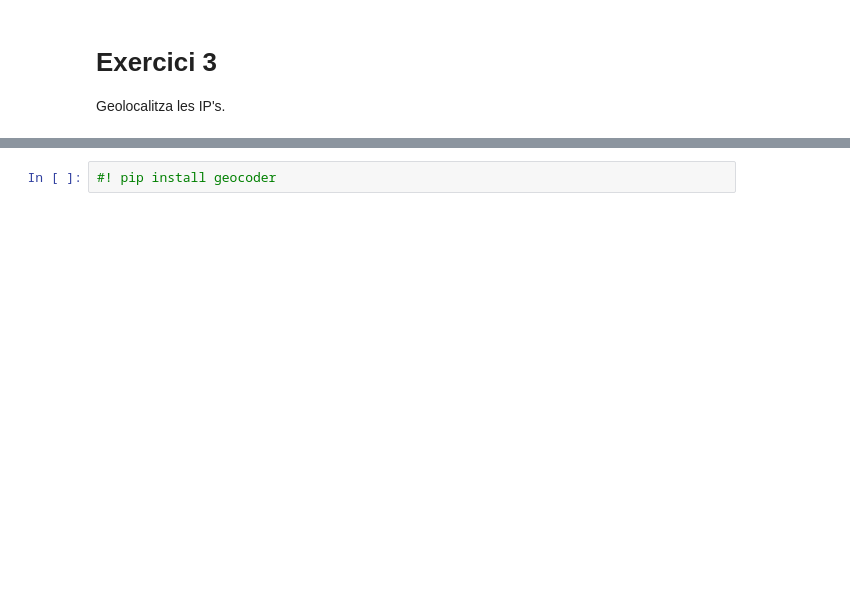
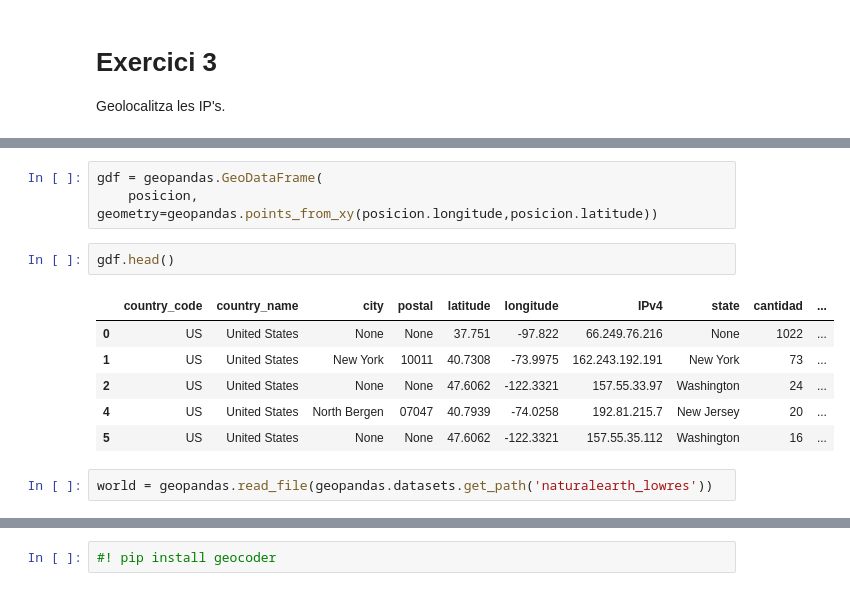
Before and after one commit to JMML2021/0401_Registre-de-logs, a Jupyter notebook: 0401_Registre-de-logs Rev C.ipynb, the cells around one changed output, grey strips where cells are left out. Drawn from its saved outputs; the diff is of its cells as text; blank space fills up the shorter version.

```diff
--- a/0401_Registre-de-logs Rev C.ipynb
+++ b/0401_Registre-de-logs Rev C.ipynb
@@ -298,0 +418,14 @@ NameError: ignored
+# %%
+gdf = geopandas.GeoDataFrame(
+    posicion, geometry=geopandas.points_from_xy(posicion.longitude,posicion.latitude))
+# %%
+gdf.head()
+# %% [output]
+|  | country_code | country_name | city | postal | latitude | longitude | IPv4 | state | cantidad | ... |
+| 0 | US | United States | None | None | 37.751 | -97.822 | 66.249.76.216 | None | 1022 | ... |
+| 1 | US | United States | New York | 10011 | 40.7308 | -73.9975 | 162.243.192.191 | New York | 73 | ... |
+| 2 | US | United States | None | None | 47.6062 | -122.3321 | 157.55.33.97 | Washington | 24 | ... |
+| 4 | US | United States | North Bergen | 07047 | 40.7939 | -74.0258 | 192.81.215.7 | New Jersey | 20 | ... |
+| 5 | US | United States | None | None | 47.6062 | -122.3321 | 157.55.35.112 | Washington | 16 | ... |
+# %%
+world = geopandas.read_file(geopandas.datasets.get_path('naturalearth_lowres'))
```
Also changed, not shown: parts of 27 cells of this notebook.
